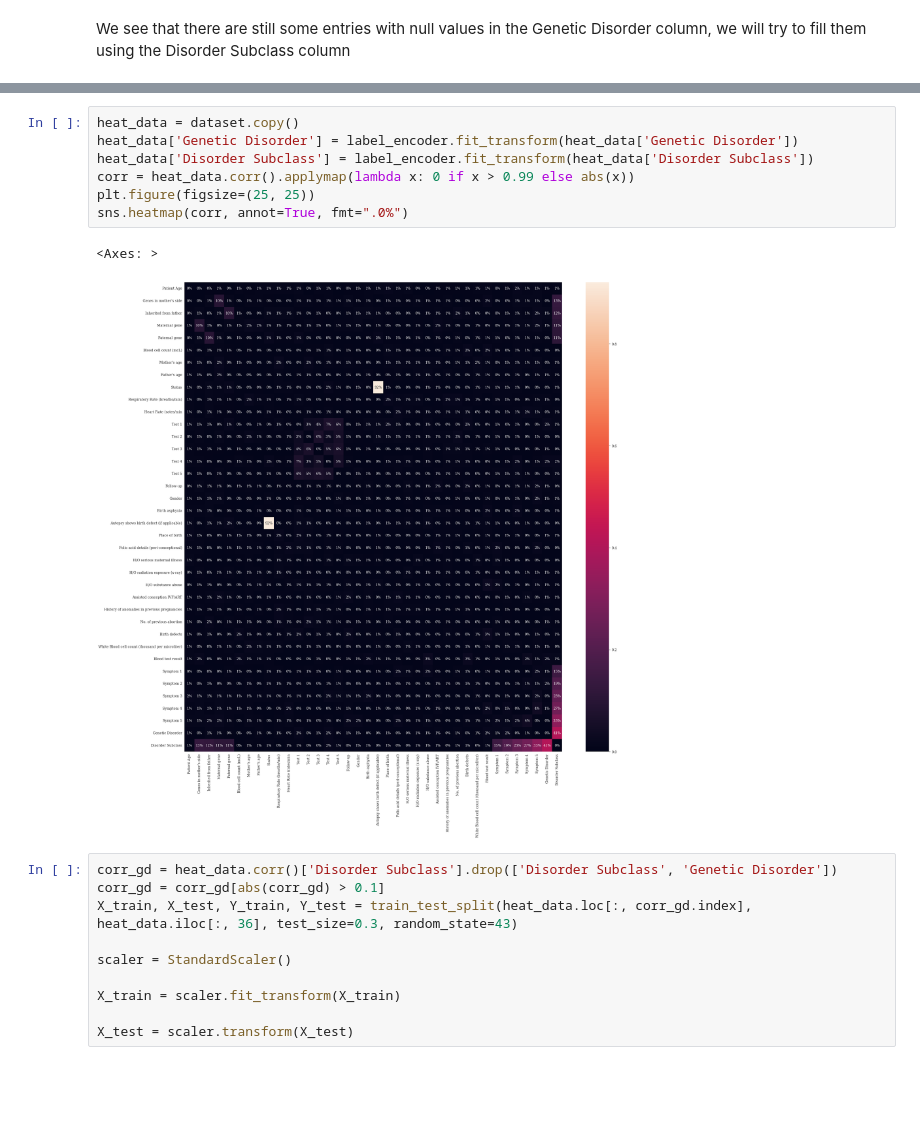
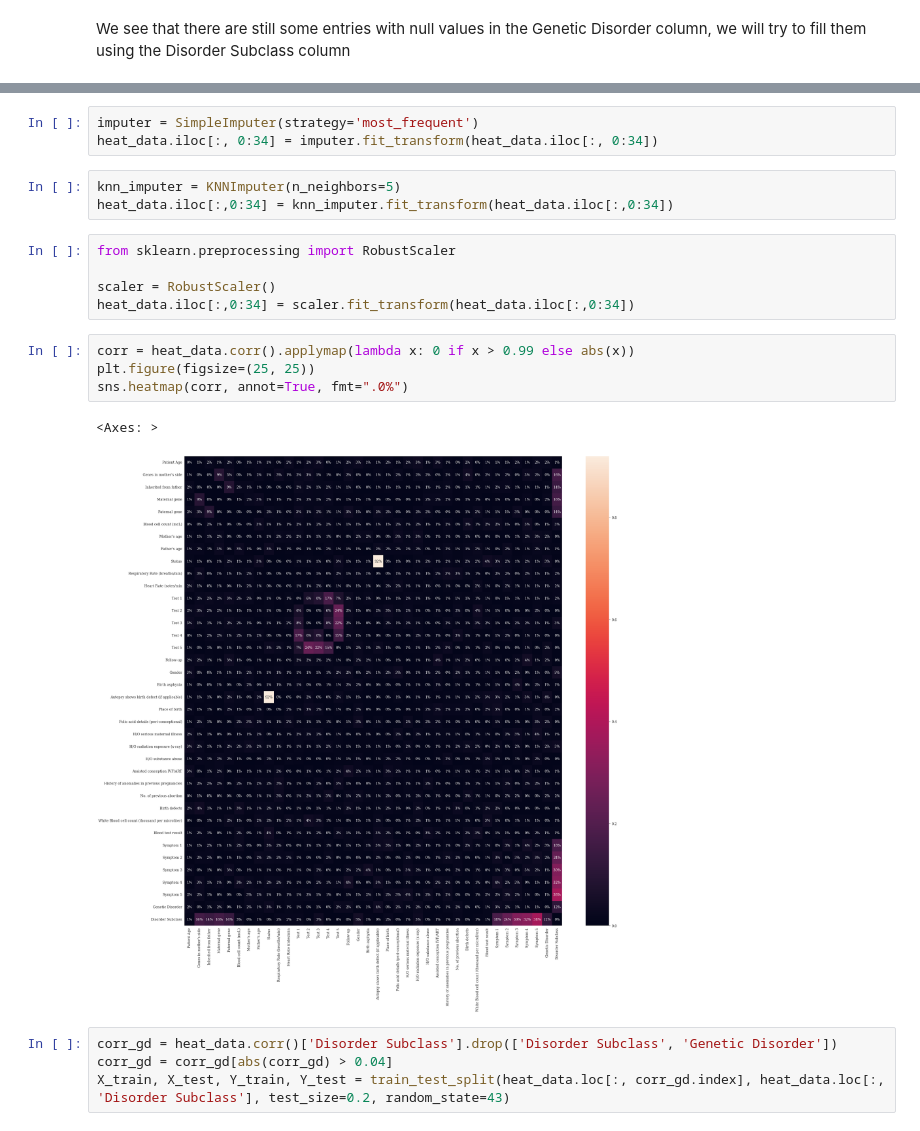
Before and after one commit to salmaloukili/ML, a Jupyter notebook: notebook.ipynb, the cells around one changed output, grey strips where cells are left out. Cells and saved outputs as stored; diff of their text form; blank space fills up the shorter version.

```diff
--- a/notebook.ipynb
+++ b/notebook.ipynb
@@ -298,20 +271,22 @@ dataset['Test 5'] = dataset['Test 5'].fillna(1)
+# %%
+imputer = SimpleImputer(strategy='most_frequent')
+heat_data.iloc[:, 0:34] = imputer.fit_transform(heat_data.iloc[:, 0:34])
+# %%
+knn_imputer = KNNImputer(n_neighbors=5)
+heat_data.iloc[:,0:34] = knn_imputer.fit_transform(heat_data.iloc[:,0:34])
+# %%
+from sklearn.preprocessing import RobustScaler
+
+scaler = RobustScaler()
+heat_data.iloc[:,0:34] = scaler.fit_transform(heat_data.iloc[:,0:34])
 # %%
-heat_data = dataset.copy()
-heat_data['Genetic Disorder'] = label_encoder.fit_transform(heat_data['Genetic Disorder'])
-heat_data['Disorder Subclass'] = label_encoder.fit_transform(heat_data['Disorder Subclass'])
 corr = heat_data.corr().applymap(lambda x: 0 if x > 0.99 else abs(x))
 plt.figure(figsize=(25, 25))
 sns.heatmap(corr, annot=True, fmt=".0%")
 # %% [output]
 <Axes: >
-[figure, old version]
+[figure, new version]
 # %%
 corr_gd = heat_data.corr()['Disorder Subclass'].drop(['Disorder Subclass', 'Genetic Disorder'])
-corr_gd = corr_gd[abs(corr_gd) > 0.1]
-X_train, X_test, Y_train, Y_test = train_test_split(heat_data.loc[:, corr_gd.index], heat_data.iloc[:, 36], test_size=0.3, random_state=43)
-
-scaler = StandardScaler()
-
-X_train = scaler.fit_transform(X_train)
-
-X_test = scaler.transform(X_test)
+corr_gd = corr_gd[abs(corr_gd) > 0.04]
+X_train, X_test, Y_train, Y_test = train_test_split(heat_data.loc[:, corr_gd.index], heat_data.loc[:, 'Disorder Subclass'], test_size=0.2, random_state=43)
```
Also changed, not shown: parts of 7 cells of this notebook, 3 other files.
